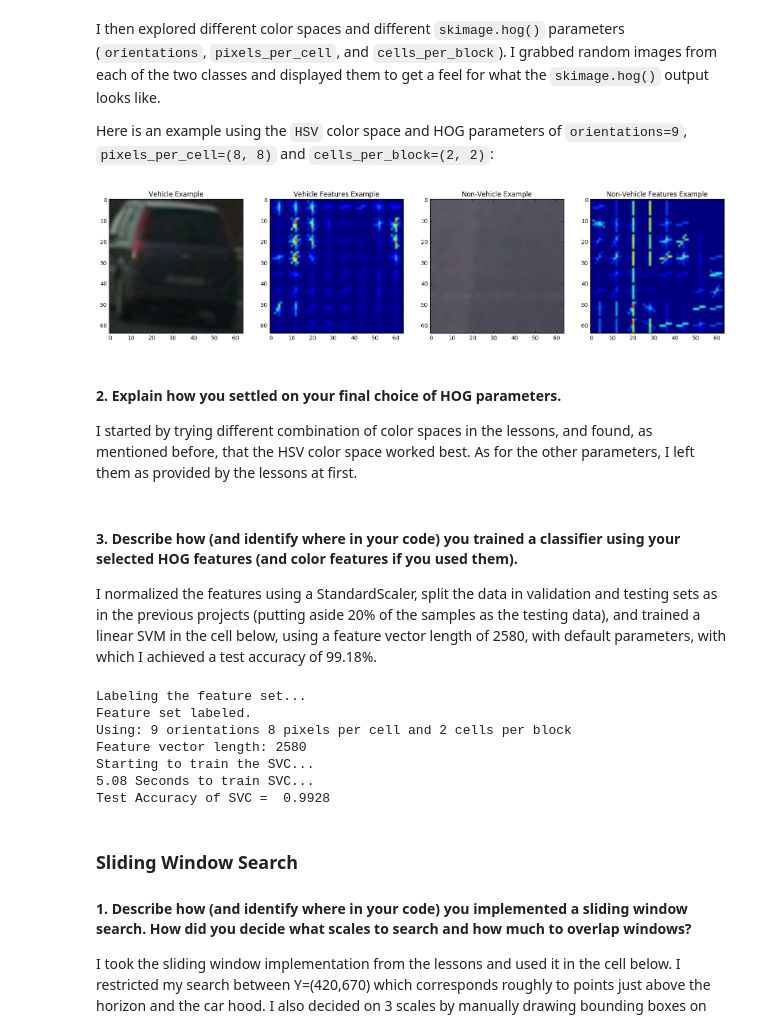
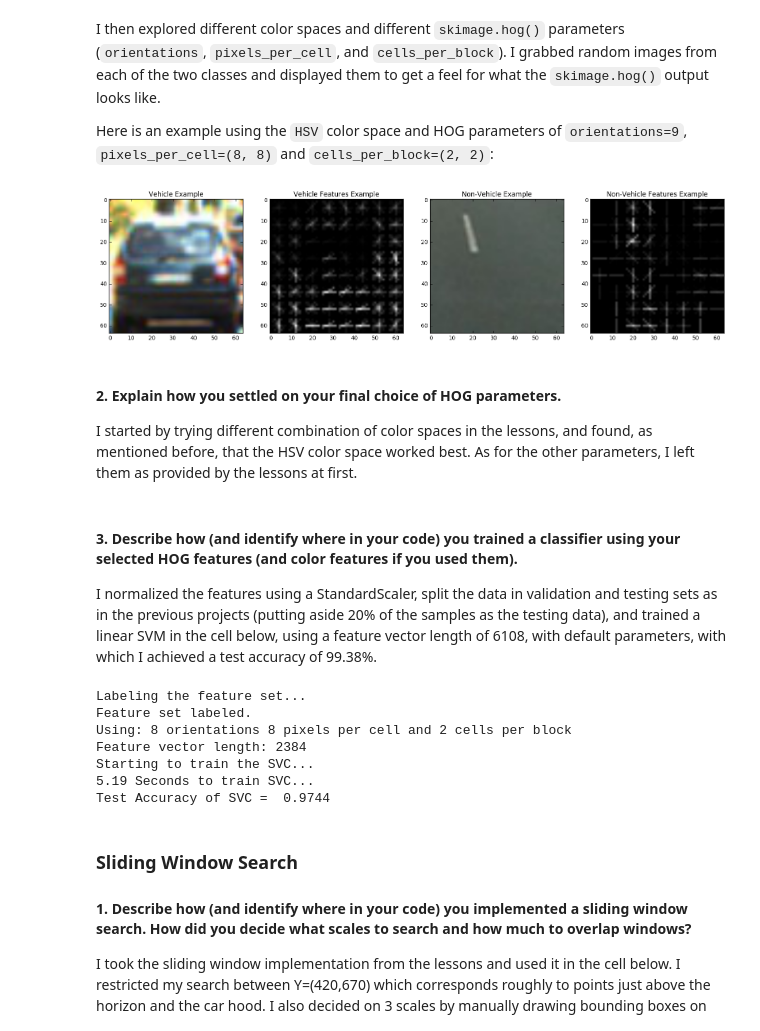
Before and after one commit to kenshin23/CarND-Vehicle-Detection, a Jupyter notebook: P5.ipynb, the cells around one changed output. Cells and saved outputs as stored; diff of their text form; code cells hidden in the pictures.

```diff
--- a/P5.ipynb
+++ b/P5.ipynb
@@ -242,13 +240,14 @@ def single_img_features(img, color_space='RGB', spatial_size=(32, 32),
     else:
         return np.concatenate(img_features)
 # %%
-# While testing, I found each color space to compare (roughly)
+# While testing in the classroom, I found each color space to compare (roughly)
 # in accuracy as follows: HSV > HLS > RGB = LUV = YUV = YCrCb
-color_space = 'HSV'  # Can be RGB, HSV, LUV, HLS, YUV, YCrCb
-orient = 9  # HOG orientations
+# However, when used in the pipeline, I found that using all the channels and a YCbCr color space was best.
+color_space = 'HLS'  # Can be RGB, HSV, LUV, HLS, YUV, YCrCb
+orient = 8  # HOG orientations
 pix_per_cell = 8  # HOG pixels per cell
 cell_per_block = 2  # HOG cells per block
-hog_channel = 0  # Can be 0, 1, 2, or "ALL"
+hog_channel = '0'  # Can be 0, 1, 2, or "ALL"
 spatial_size = (16, 16)  # Spatial binning dimensions
 hist_bins = 16  # Number of histogram bins
 spatial_feat = True  # Spatial features on or off
@@ -281,36 +280,36 @@ Here is an example using the `HSV` color space and HOG parameters of `orientatio
 # %%
 # Get the features for one random 'vehicle' and one 'not-vehicle' image each:
 car_example_img = mpimg.imread(cars[randint(0, len(cars)) ])
 notcar_example_img = mpimg.imread(notcars[ randint(0, len(notcars)) ])
 
 _, car_features_vis = single_img_features(car_example_img, color_space=color_space,
                                           spatial_size=spatial_size, hist_bins=hist_bins,
                                           orient=orient, pix_per_cell=pix_per_cell,
                                           cell_per_block=cell_per_block,
                                           hog_channel=hog_channel, spatial_feat=spatial_feat,
                                           hist_feat=hist_feat, hog_feat=hog_feat, hog_vis=True)
 _, notcar_features_vis = single_img_features(notcar_example_img, color_space=color_space,
                                              spatial_size=spatial_size, hist_bins=hist_bins,
                                              orient=orient, pix_per_cell=pix_per_cell,
                                              cell_per_block=cell_per_block,
                                              hog_channel=hog_channel, spatial_feat=spatial_feat,
                                              hist_feat=hist_feat, hog_feat=hog_feat, hog_vis=True)
 plt.figure(figsize=(20,10))
 plt.subplot(141)
 plt.imshow(car_example_img)
 plt.title('Vehicle Example')
 plt.subplot(142)
-plt.imshow(car_features_vis)
+plt.imshow(car_features_vis, cmap='gray')
 plt.title('Vehicle Features Example')
 plt.subplot(143)
 plt.imshow(notcar_example_img)
 plt.title('Non-Vehicle Example')
 plt.subplot(144)
-plt.imshow(notcar_features_vis)
+plt.imshow(notcar_features_vis, cmap='gray')
 plt.title('Non-Vehicle Features Example')
 plt.show()
 # %% [output]
-[figure, old version]
+[figure, new version]
 # %% [markdown]
 #### 2. Explain how you settled on your final choice of HOG parameters.
 
@@ -318,7 +317,7 @@ I started by trying different combination of color spaces in the lessons, and fo
 # %% [markdown]
 #### 3. Describe how (and identify where in your code) you trained a classifier using your selected HOG features (and color features if you used them).
 
-I normalized the features using a StandardScaler, split the data in validation and testing sets as in the previous projects (putting aside 20% of the samples as the testing data), and trained a linear SVM in the cell below, using a feature vector length of 2580, with default parameters, with which I achieved a test accuracy of 99.18%.
+I normalized the features using a StandardScaler, split the data in validation and testing sets as in the previous projects (putting aside 20% of the samples as the testing data), and trained a linear SVM in the cell below, using a feature vector length of 6108, with default parameters, with which I achieved a test accuracy of 99.38%.
 # %%
 from sklearn.model_selection import train_test_split
 from sklearn.preprocessing import StandardScaler
@@ -358,11 +357,11 @@ print('Test Accuracy of SVC = ', round(svc.score(X_test, y_test), 4))
 # %% [output]
 Labeling the feature set...
 Feature set labeled.
-Using: 9 orientations 8 pixels per cell and 2 cells per block
-Feature vector length: 2580
+Using: 8 orientations 8 pixels per cell and 2 cells per block
+Feature vector length: 2384
 Starting to train the SVC...
-5.08 Seconds to train SVC...
-Test Accuracy of SVC =  0.9928
+5.19 Seconds to train SVC...
+Test Accuracy of SVC =  0.9744
 # %% [markdown]
 ### Sliding Window Search
 
```
Also changed, not shown: parts of 10 cells of this notebook, 1 other file.
